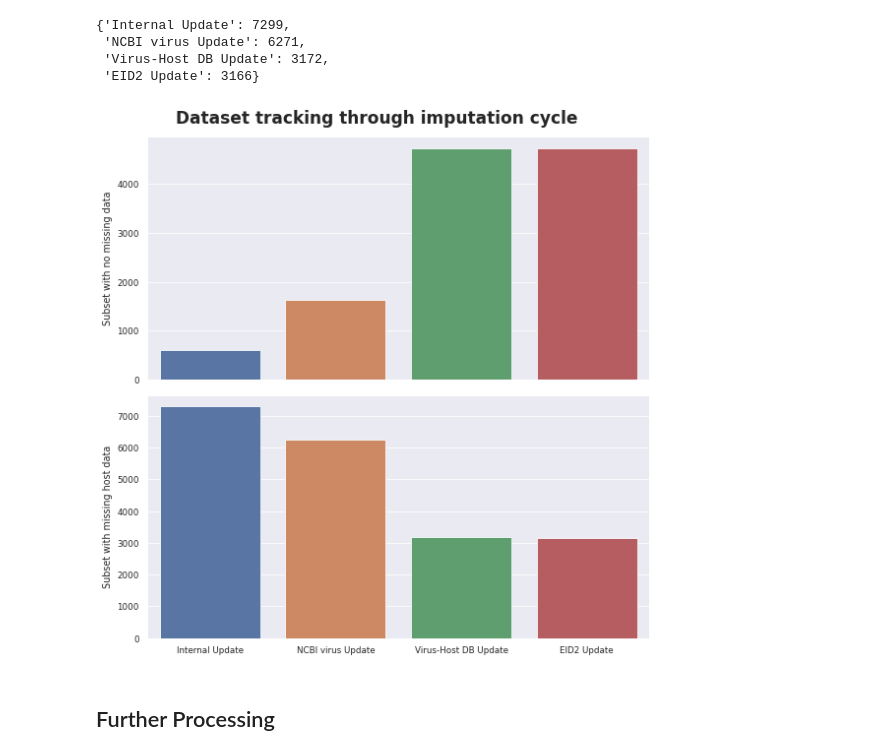
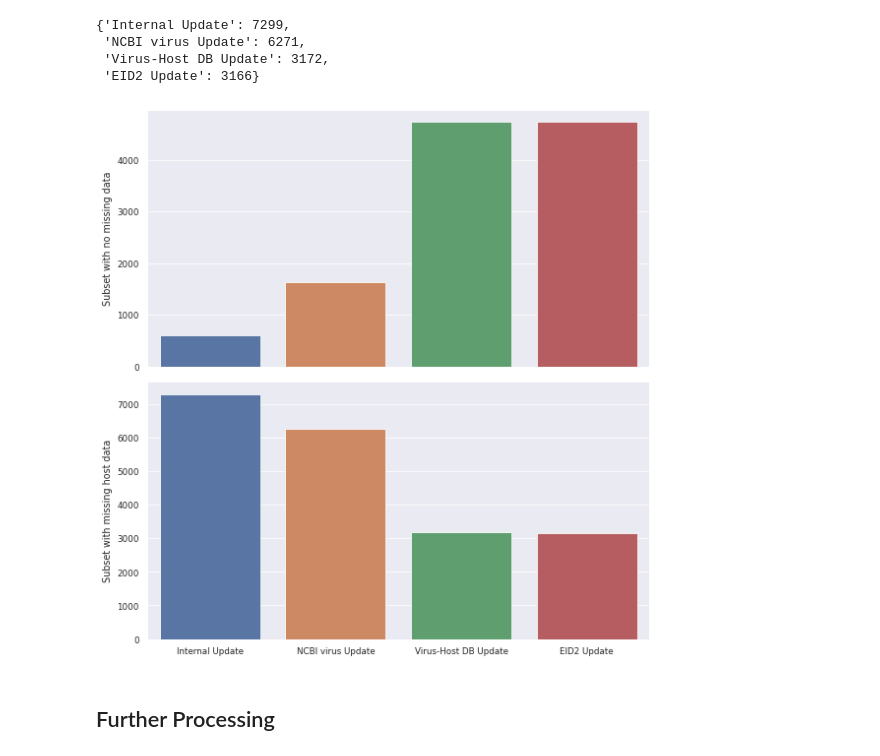
Before and after one commit to Rudolph-afk/Zoon0PredV, a Jupyter notebook: notebooks/Zoonosis_data_cleaning.ipynb, the cells around one changed output. Drawn from its saved outputs; the diff is of its cells as text; code cells hidden in the pictures.

```diff
--- a/notebooks/Zoonosis_data_cleaning.ipynb
+++ b/notebooks/Zoonosis_data_cleaning.ipynb
@@ -837,21 +840,21 @@ track_na_size
 # %%
 fig, ax = plt.subplots(2, 1, sharex=True, figsize=(8, 8))
 
-fig.suptitle('Dataset tracking through imputation cycle', fontsize=17, fontweight="bold")
+# fig.suptitle('Dataset tracking through imputation cycle', fontsize=17, fontweight="bold")
 
 sns.set_theme(context="paper", style="darkgrid")
 
 sns.barplot(data=pd.DataFrame().from_records([track_df_size]), ax=ax[0])
 
 sns.barplot(data=pd.DataFrame().from_records([track_na_size]), ax=ax[1])
 
 ax[0].set_ylabel("Subset with no missing data")
 ax[1].set_ylabel("Subset with missing host data")
 
 plt.tight_layout()
-plt.savefig("Tracking.png")
+# plt.savefig("Tracking.png")
 # %% [output]
-[figure, old version]
+[figure, new version]
 # %% [markdown]
 ## Further Processing
 # %%
```
Also changed, not shown: parts of 72 cells of this notebook, 48 other files.
